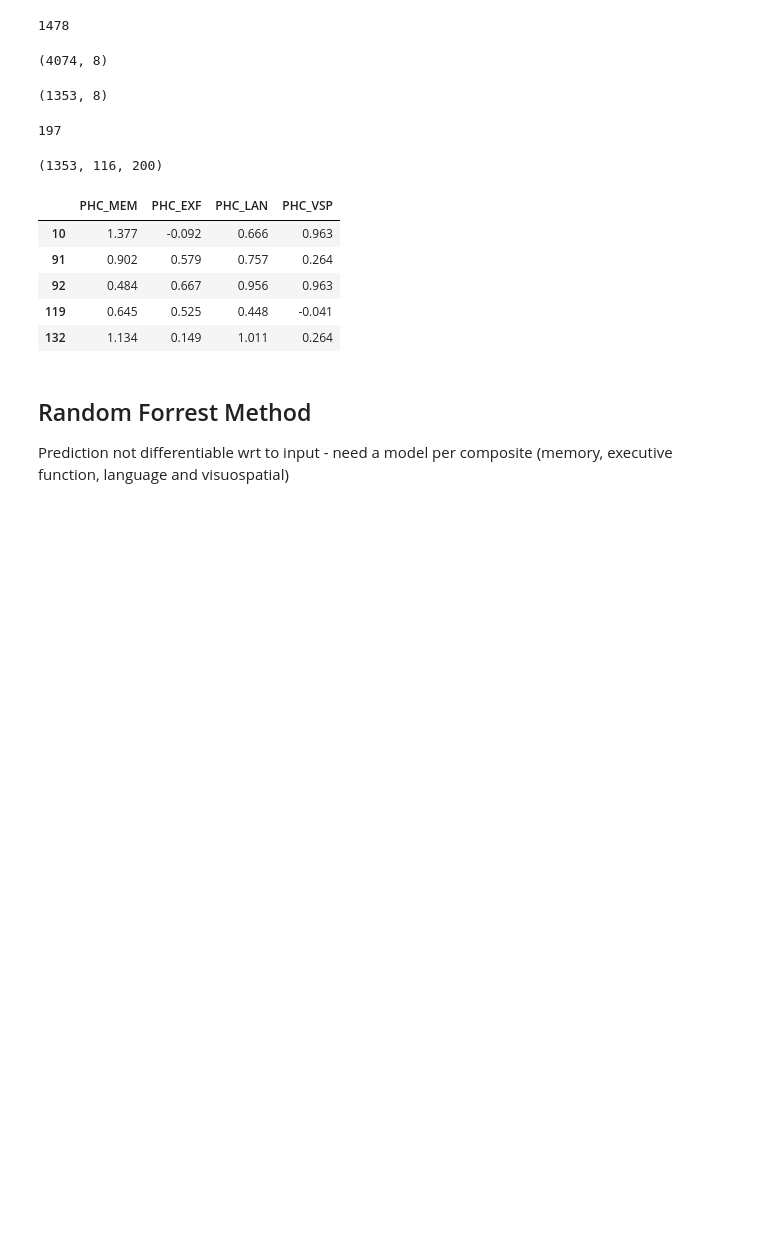
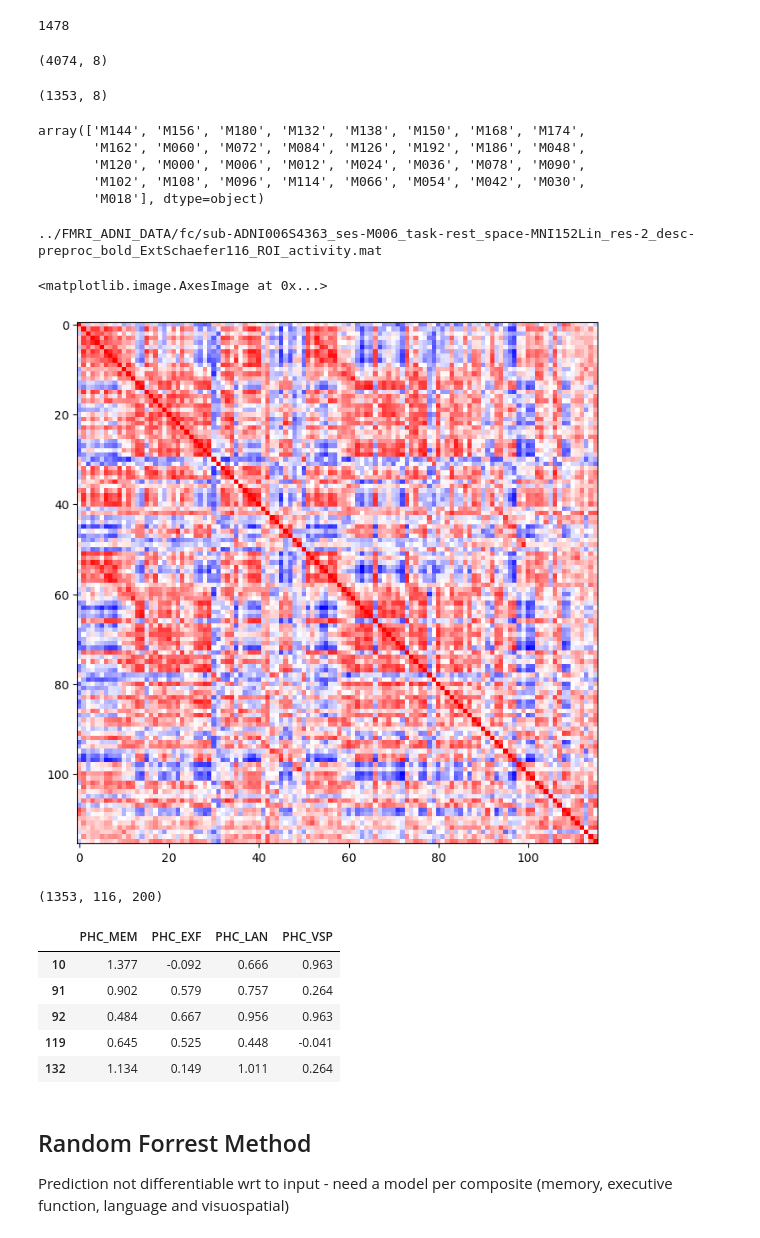
Before and after one commit to dChakr/ad_modelling_fyp, a Jupyter notebook: predict_cognitive_score.ipynb, the cells around one changed output. Saved outputs shown, nothing was run; the diff lists cells and outputs as text; code cells hidden in the pictures; blank space fills up the shorter version.

Commit message:
add visualising mat files

```diff
--- a/predict_cognitive_score.ipynb
+++ b/predict_cognitive_score.ipynb
@@ -127,12 +129,28 @@ adsp_df_filtered = adsp_df[adsp_df['FC_DATA'].notna()]
 adsp_df_filtered.shape
 # %% [output]
 (1353, 8)
-# %%
-test_file = fc_files[1]
-test_mat = loadmat(test_file)
-test_mat['ROI_activity'].shape[1]
-# %% [output]
-197
+# %%
+adsp_df_filtered['VISCODE2'].unique()
+# %% [output]
+array(['M144', 'M156', 'M180', 'M132', 'M138', 'M150', 'M168', 'M174',
+       'M162', 'M060', 'M072', 'M084', 'M126', 'M192', 'M186', 'M048',
+       'M120', 'M000', 'M006', 'M012', 'M024', 'M036', 'M078', 'M090',
+       'M102', 'M108', 'M096', 'M114', 'M066', 'M054', 'M042', 'M030',
+       'M018'], dtype=object)
+# %%
+test_file = fc_files[1282]
+print(test_file)
+test_mat = loadmat(test_file)
+fc_emp = test_mat['ROI_activity']
+fc_emp = fc_emp / np.max(fc_emp)
+
+fc_emp = np.corrcoef(fc_emp)
+fig, ax = plt.subplots(1, 1, figsize=(14, 8))
+ax.imshow(fc_emp, cmap='bwr')
+# %% [output]
+../FMRI_ADNI_DATA/fc/sub-ADNI006S4363_ses-M006_task-rest_space-MNI152Lin_res-2_desc-preproc_bold_ExtSchaefer116_ROI_activity.mat
+<matplotlib.image.AxesImage at 0x...>
+[figure, added]
 # %%
 # Get the FC data as numpy arrays
 dim_x = len(adsp_df_filtered['FC_DATA'])
```
Also changed, not shown: parts of 1 cell of this notebook, 2 other files.
